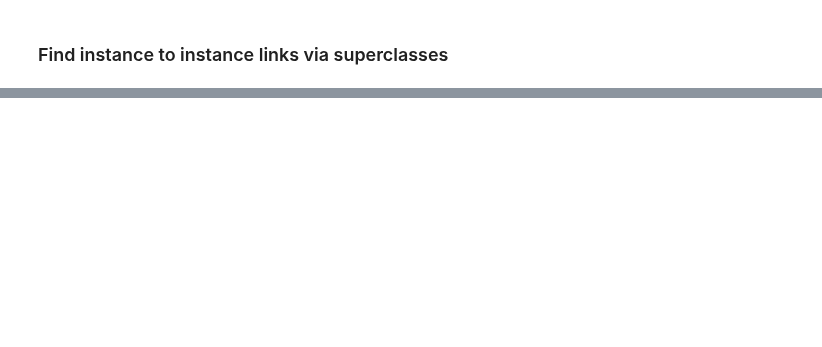
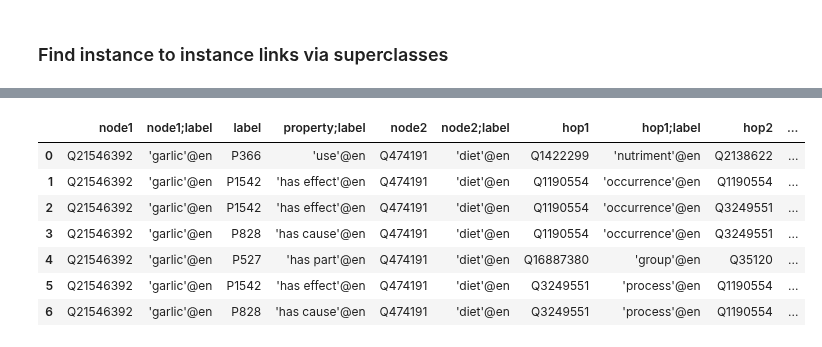
Before and after one commit to usc-isi-i2/kgtk-notebooks, a Jupyter notebook: use-cases/ontology-examples.ipynb, the cells around one changed output, grey strips where cells are left out. Saved outputs shown, nothing was run; the diff lists cells and outputs as text; code cells hidden in the pictures; blank space fills up the shorter version.

```diff
--- a/use-cases/ontology-examples.ipynb
+++ b/use-cases/ontology-examples.ipynb
@@ -107,4 +107,4 @@ P1001-label-en  P1001   label   'applies to jurisdiction'@en
 # %% [markdown]
 ### Instantiate the Kypher API
 # %%
-kypher_api = kapi.KypherApi(graphcache=os.environ['STORE'], loglevel=0, index='auto', maxresults=100, maxcache=0)
+kypher_api = kapi.KypherApi(graphcache=os.environ['STORE'], loglevel=0, index='auto', maxresults=1, maxcache=0)
@@ -340,3 +393,14 @@ find_instance_instance_links_via_superclass_and_subclass("Q199678", "Q1093742")
 | 17 | Q1093742 | 'lemon'@en | P460 | 'said to be the same as'@en | Q199678 | 'vitamin C'@en | Q488383 | 'object'@en | Q4406616 | ... |
 | 18 | Q1093742 | 'lemon'@en | P460 | 'said to be the same as'@en | Q199678 | 'vitamin C'@en | Q53617407 | 'material entity'@en | Q223557 | ... |
 | 19 | Q1093742 | 'lemon'@en | P461 | 'opposite of'@en | Q199678 | 'vitamin C'@en | Q16686022 | 'natural physical object'@en | Q8205328 | ... |
+# %%
+find_instance_class_links_via_superclass_and_subclass("Q21546392",  "Q474191")
+# %% [output]
+|  | node1 | node1;label | label | property;label | node2 | node2;label | hop1 | hop1;label | hop2 | ... |
+| 0 | Q21546392 | 'garlic'@en | P366 | 'use'@en | Q474191 | 'diet'@en | Q1422299 | 'nutriment'@en | Q2138622 | ... |
+| 1 | Q21546392 | 'garlic'@en | P1542 | 'has effect'@en | Q474191 | 'diet'@en | Q1190554 | 'occurrence'@en | Q1190554 | ... |
+| 2 | Q21546392 | 'garlic'@en | P1542 | 'has effect'@en | Q474191 | 'diet'@en | Q1190554 | 'occurrence'@en | Q3249551 | ... |
+| 3 | Q21546392 | 'garlic'@en | P828 | 'has cause'@en | Q474191 | 'diet'@en | Q1190554 | 'occurrence'@en | Q3249551 | ... |
+| 4 | Q21546392 | 'garlic'@en | P527 | 'has part'@en | Q474191 | 'diet'@en | Q16887380 | 'group'@en | Q35120 | ... |
+| 5 | Q21546392 | 'garlic'@en | P1542 | 'has effect'@en | Q474191 | 'diet'@en | Q3249551 | 'process'@en | Q1190554 | ... |
+| 6 | Q21546392 | 'garlic'@en | P828 | 'has cause'@en | Q474191 | 'diet'@en | Q3249551 | 'process'@en | Q1190554 | ... |
```
Also changed, not shown: parts of 7 cells of this notebook.
